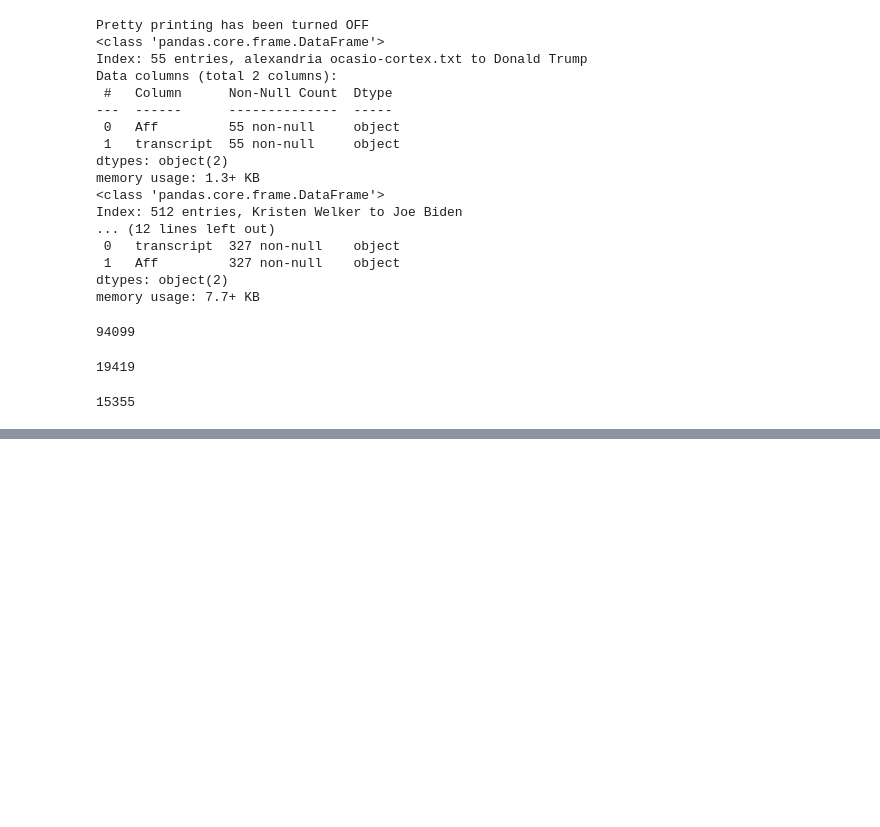
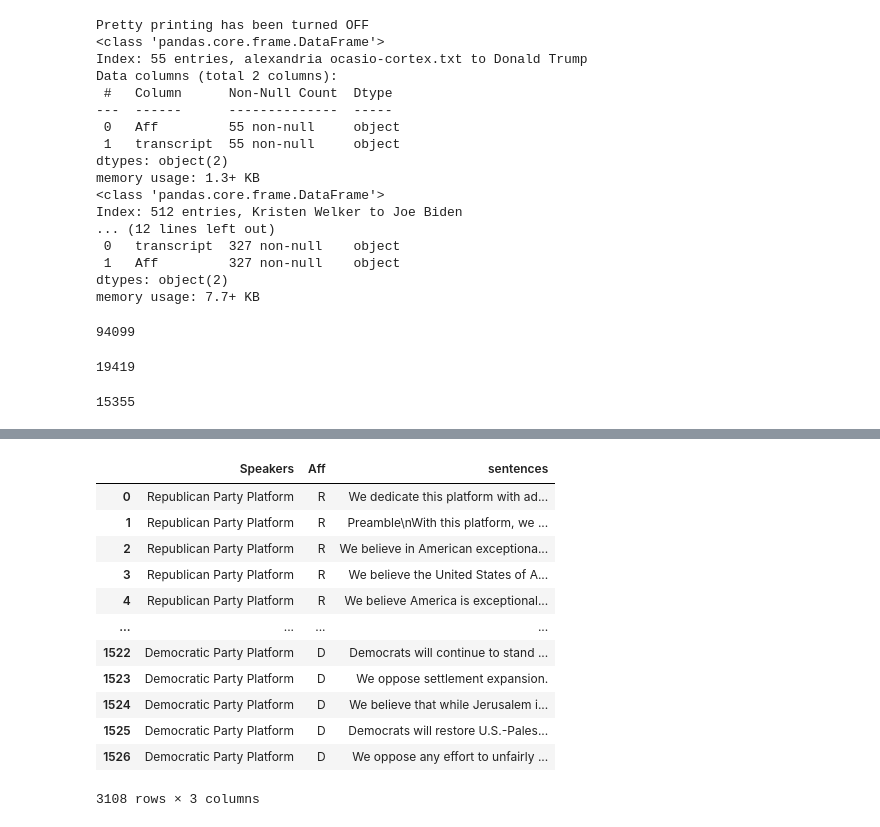
Before and after one commit to Data-Science-for-Linguists-2021/PoliticalRhetoric-analysis, a Jupyter notebook: dataplan.ipynb, the cells around one changed output, grey strips where cells are left out. Drawn from its saved outputs; the diff is of its cells as text; code cells hidden in the pictures; blank space fills up the shorter version.

```diff
--- a/dataplan.ipynb
+++ b/dataplan.ipynb
@@ -403,0 +456,27 @@ platforms
+# %%
+# making a dataframe of sentences from each platform
+
+rep_plat2 = nltk.sent_tokenize(rep_plat)
+rep_plat_df2 = pd.DataFrame({'Speakers': 'Republican Party Platform',
+                         'Aff':'R',
+                         'sentences': rep_plat2})
+dem_plat2 = nltk.sent_tokenize(dem_plat)
+dem_plat_df2 = pd.DataFrame({'Speakers': 'Democratic Party Platform',
+                         'Aff':'D',
+                         'sentences': dem_plat2})
+plat_sent = pd.concat([rep_plat_df2,dem_plat_df2])
+plat_sent
+# %% [output]
+|  | Speakers | Aff | sentences |
+| 0 | Republican Party Platform | R | We dedicate this platform with ad... |
+| 1 | Republican Party Platform | R | Preamble\nWith this platform, we ... |
+| 2 | Republican Party Platform | R | We believe in American exceptiona... |
+| 3 | Republican Party Platform | R | We believe the United States of A... |
+| 4 | Republican Party Platform | R | We believe America is exceptional... |
+| ... | ... | ... | ... |
+| 1522 | Democratic Party Platform | D | Democrats will continue to stand ... |
+| 1523 | Democratic Party Platform | D | We oppose settlement expansion. |
+| 1524 | Democratic Party Platform | D | We believe that while Jerusalem i... |
+| 1525 | Democratic Party Platform | D | Democrats will restore U.S.-Pales... |
+| 1526 | Democratic Party Platform | D | We oppose any effort to unfairly ... |
+3108 rows × 3 columns
```
Also changed, not shown: parts of 20 cells of this notebook.
